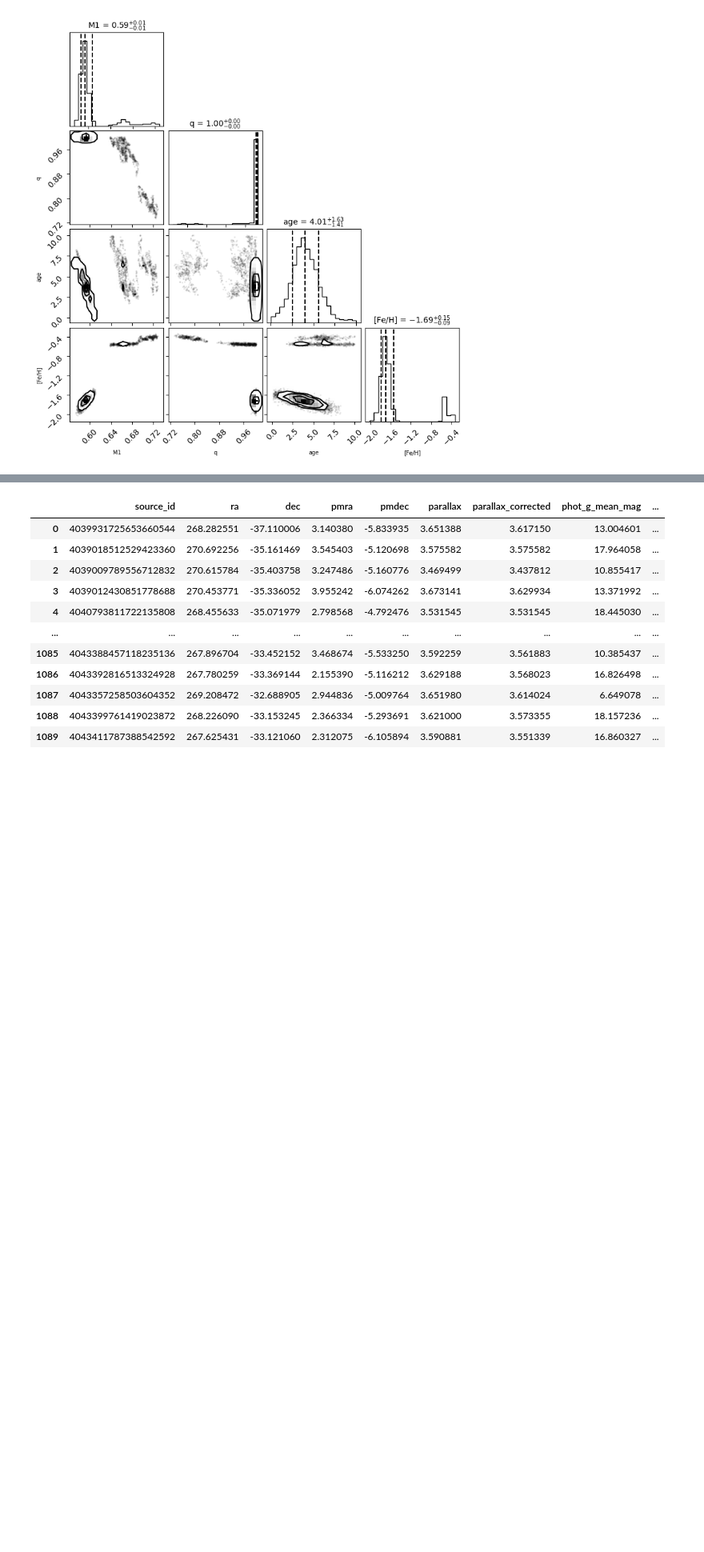
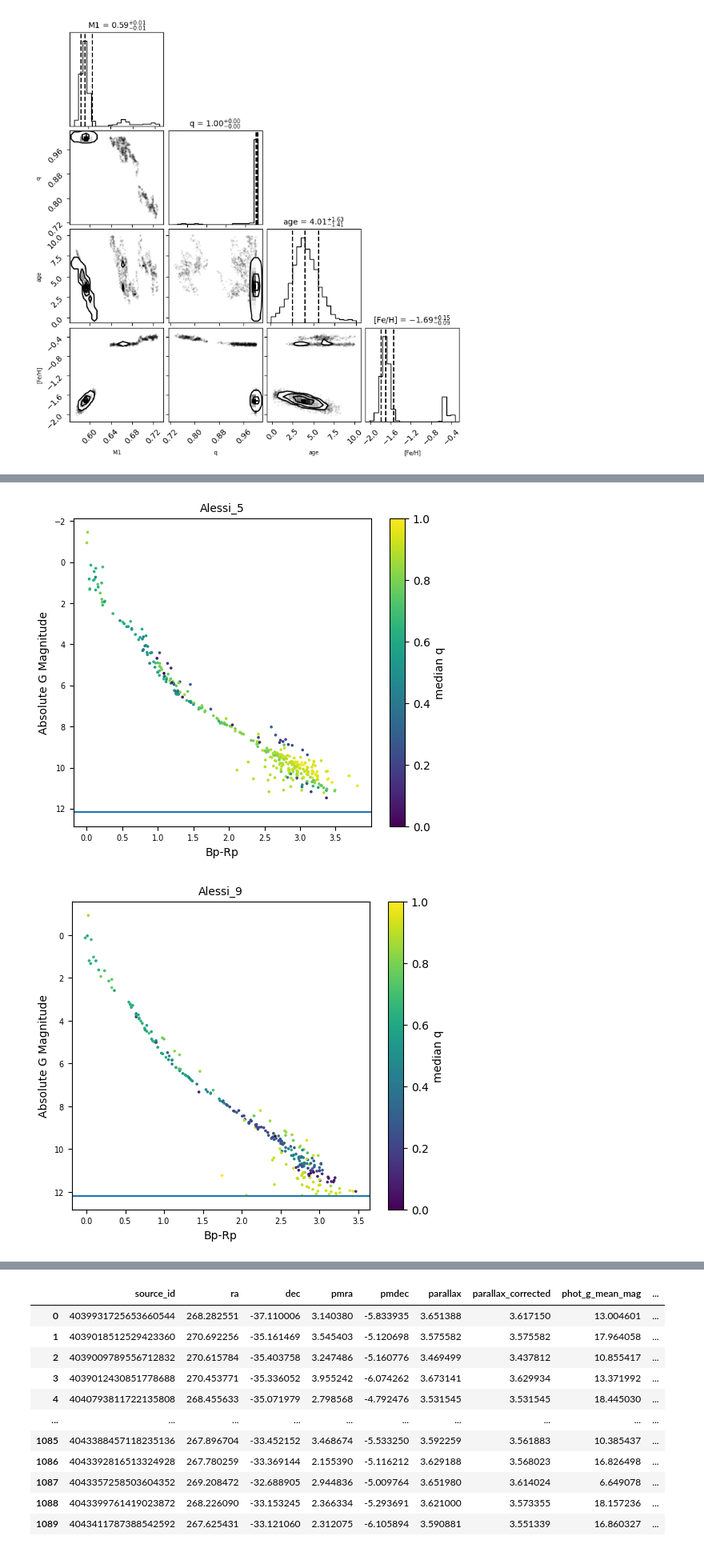
Before and after one commit to stevenalfonso/SBIforBinaryStars, a Jupyter notebook: sbi_for_binaries.ipynb, the cells around one changed output, grey strips where cells are left out. Shown at 80% size. Saved outputs shown, nothing was run; the diff lists cells and outputs as text; code cells hidden in the pictures; blank space fills up the shorter version.

```diff
--- a/sbi_for_binaries.ipynb
+++ b/sbi_for_binaries.ipynb
@@ -464,7 +465,3 @@ for i in range(len(bound_df_cluster)):
 
 with open('./data/estimations.json', 'w') as f:
     json.dump(final_parameters, f, indent=4)
-# %%
-import json
-with open(f'./data/estimations_{cluster}_uniform.json') as f:
-    estimations = json.load(f)
@@ -470,0 +488,50 @@ with open(f'./data/estimations_{cluster}_uniform.json') as f:
+# %%
+import json
+
+data = pd.read_csv('./data/members_dat.csv')
+
+remove_stars = pd.read_csv('./data/SGs_and_RGBs_clusters_sourceid.csv')
+list_remove_stars = remove_stars['source_id'][(remove_stars['cluster'] == cluster)].to_list()
+
+for cluster in ['Alessi_5','Alessi_9','ASCC_101','BH_99','Blanco_1','IC_2602']:
+
+    df_cluster = data[data['cluster'] == cluster]
+    df_cluster = df_cluster[~df_cluster['source_id'].isin(list_remove_stars)]
+
+    df_cluster['g_mag'] = df_cluster['phot_g_mean_mag'] - 5* np.log10(1000/df_cluster['parallax']) + 5
+    df_cluster['bp_mag'] = df_cluster['phot_bp_mean_mag'] - 5* np.log10(1000/df_cluster['parallax']) + 5
+    df_cluster['rp_mag'] = df_cluster['phot_rp_mean_mag'] - 5* np.log10(1000/df_cluster['parallax']) + 5
+
+    cond_g = (df_cluster['g_mag'] >= min_g_mag_simulated) & (df_cluster['g_mag'] <= max_g_mag_simulated)
+    cond_bp = (df_cluster['bp_mag'] >= min_bp_mag_simulated) & (df_cluster['bp_mag'] <= max_bp_mag_simulated)
+    cond_rp = (df_cluster['rp_mag'] >= min_rp_mag_simulated) & (df_cluster['rp_mag'] <= max_rp_mag_simulated)
+
+    df_cluster = df_cluster[cond_g & cond_bp & cond_rp].reset_index(drop=True)
+
+    with open(f'./data/estimations_{cluster}_paper.json') as f:
+        estimations = json.load(f)
+
+    df_cluster['mass'] = np.nan
+    df_cluster['q'] = np.nan
+    df_cluster['age'] = np.nan
+    df_cluster['fe_h'] = np.nan
+
+    for i in range(len(df_cluster)):
+        #print(df_cluster.loc[i, 'mass'])
+        df_cluster.loc[i, 'mass'] = estimations[str(i)]['mass']
+        df_cluster.loc[i, 'q'] = estimations[str(i)]['q']
+        df_cluster.loc[i, 'age'] = estimations[str(i)]['age']
+        df_cluster.loc[i, 'fe_h'] = estimations[str(i)]['fe_h']
+
+    fig, ax = plt.subplots(figsize=(6,5))
+    ax.set_title(cluster, fontsize=10)
+    ax.scatter(df_cluster['bp_mag'] - df_cluster['rp_mag'], df_cluster['g_mag'], marker='o', c=df_cluster['q'], s=2.5)
+    ax.axhline(max_g_mag_simulated)
+    ax.invert_yaxis()
+    ax.set_xlabel('Bp-Rp')
+    ax.set_ylabel('Absolute G Magnitude')
+    ax.tick_params(axis='both', which='major', labelsize=7)
+    fig.colorbar(plt.cm.ScalarMappable(cmap="viridis"), ax=ax, label="median q")
+# %% [output]
+[figure, added]
+[figure, added]
```
Also changed, not shown: parts of 5 cells of this notebook.
